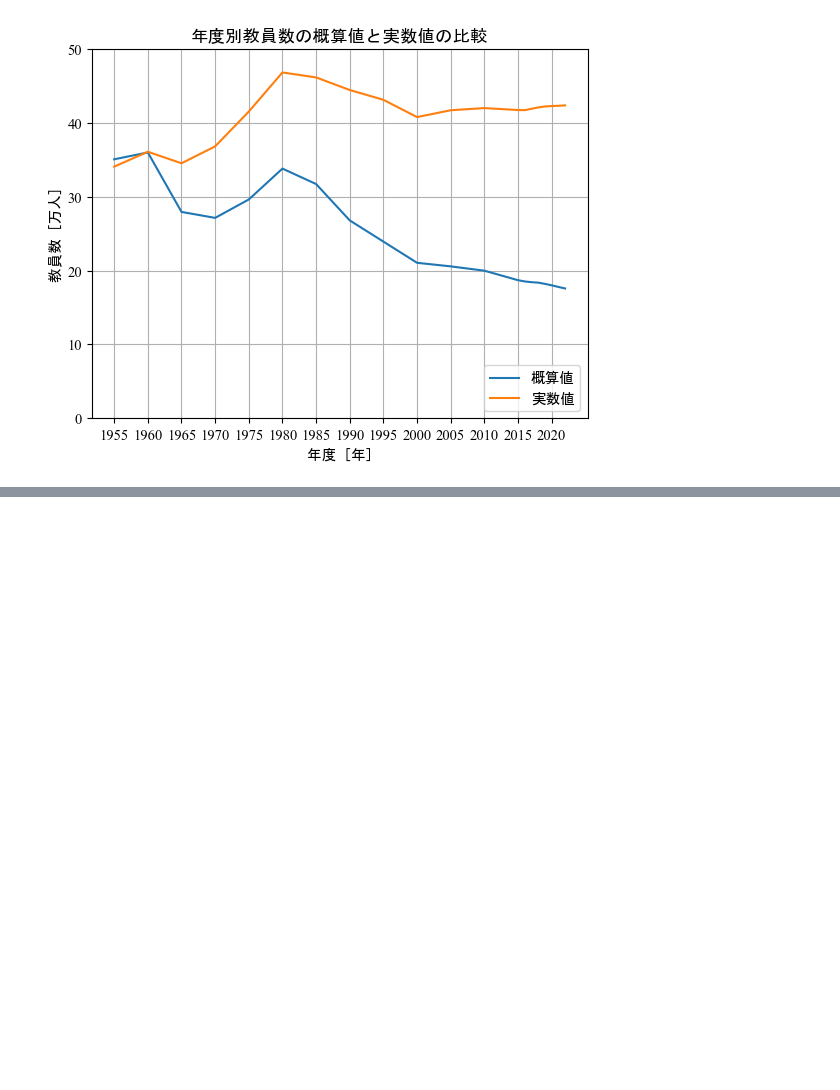
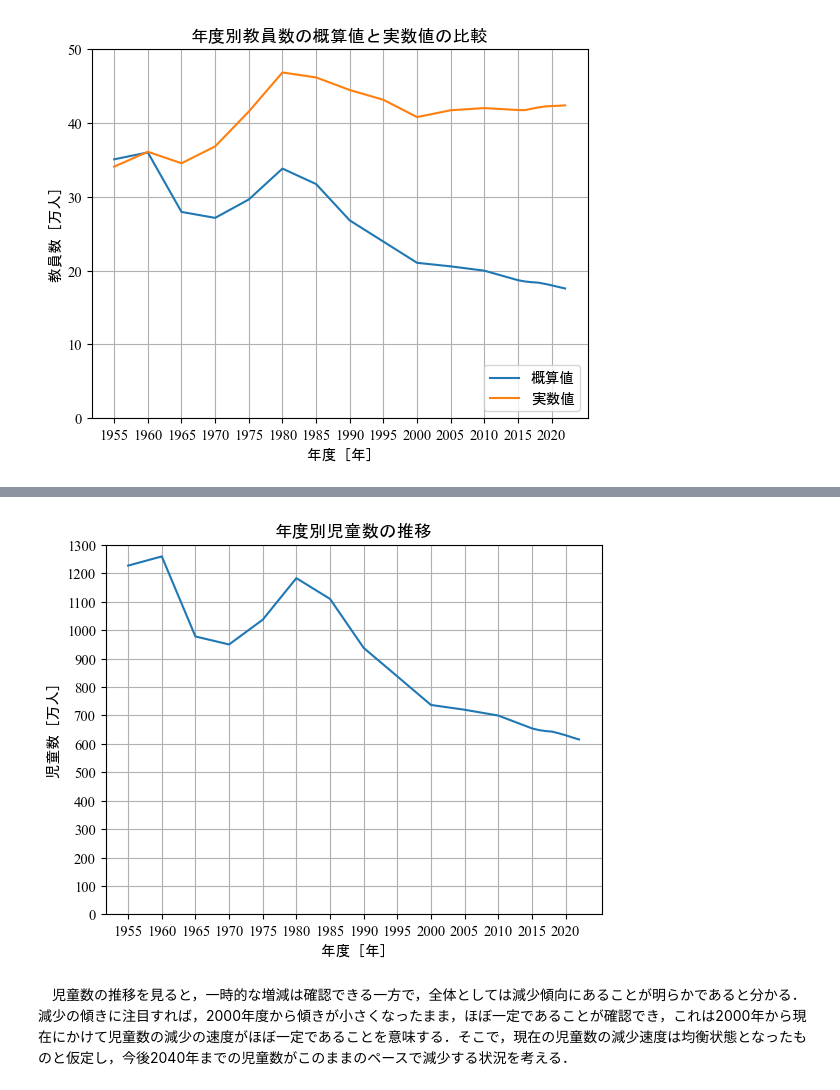
Before and after one commit to hatakeke/Data-Science---Basic, a Jupyter notebook: 第3回/第3回.ipynb, the cells around one changed output, grey strips where cells are left out. Saved outputs shown, nothing was run; the diff lists cells and outputs as text; code cells hidden in the pictures; blank space fills up the shorter version.

```diff
--- a/第3回/第3回.ipynb
+++ b/第3回/第3回.ipynb
@@ -102,0 +217,26 @@ plt.show()
+# %%
+# 教員数の概算値と実数値を比較するグラフの描画
+fig = plt.figure()
+ax = fig.add_subplot(111)
+plt.rcParams['font.size'] = 10.5
+plt.rcParams['font.family'] = 'Times New Roman'
+plt.plot(df['年度'], df['児童数']/10000, label='概算値')
+plt.title('年度別児童数の推移', fontname="MS Gothic")
+plt.xticks(
+    ticks=[1955, 1960, 1965, 1970, 1975, 1980, 1985, 1990, 1995, 2000, 2005, 2010, 2015, 2020],
+    labels=['1955', '1960', '1965', '1970', '1975', '1980', '1985', '1990', '1995', '2000', '2005', '2010', '2015', '2020'],
+    fontname='Times New Roman'
+)
+plt.yticks(
+    ticks=[0, 100, 200, 300, 400, 500, 600, 700, 800, 900, 1000, 1100, 1200, 1300],
+    labels=['0', '100', '200', '300', '400', '500', '600', '700', '800', '900', '1000', '1100', '1200', '1300'],
+    fontname='Times New Roman'
+)
+ax.set_xlabel('年度 [年]', fontname="MS Gothic", )
+ax.set_ylabel('児童数 [万人]', fontname="MS Gothic")
+plt.grid()
+plt.show()
+# %% [output]
+[figure, added]
+# %% [markdown]
+　児童数の推移を見ると，一時的な増減は確認できる一方で，全体としては減少傾向にあることが明らかであると分かる．減少の傾きに注目すれば，2000年度から傾きが小さくなったまま，ほぼ一定であることが確認でき，これは2000年から現在にかけて児童数の減少の速度がほぼ一定であることを意味する．そこで，現在の児童数の減少速度は均衡状態となったものと仮定し，今後2040年までの児童数がこのままのペースで減少する状況を考える．
```
Also changed, not shown: parts of 7 cells of this notebook.
